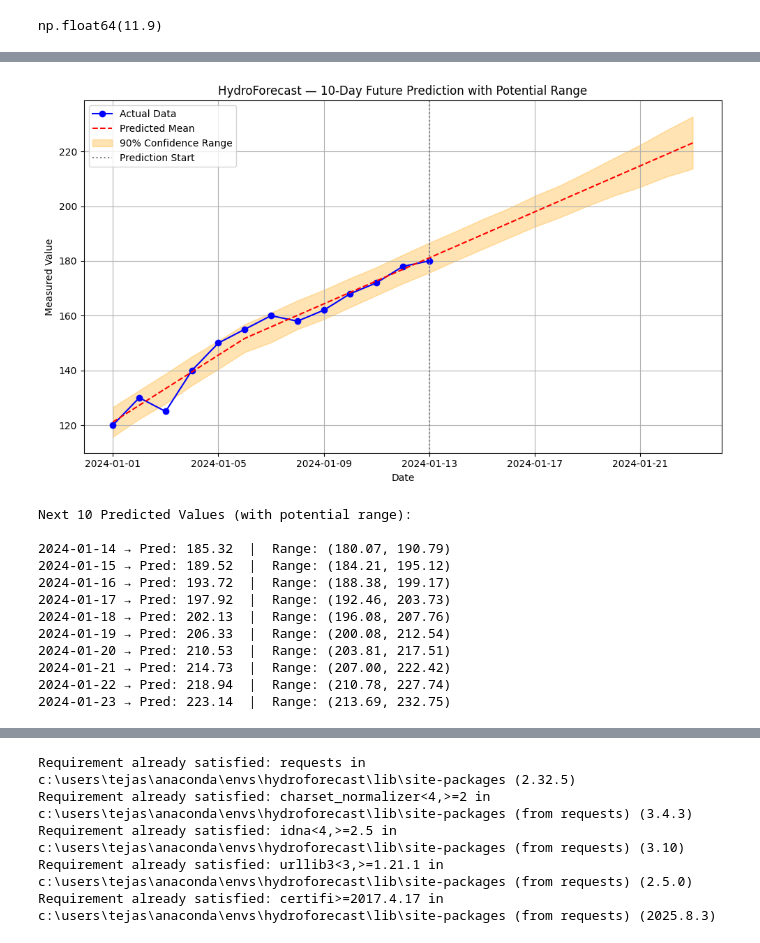
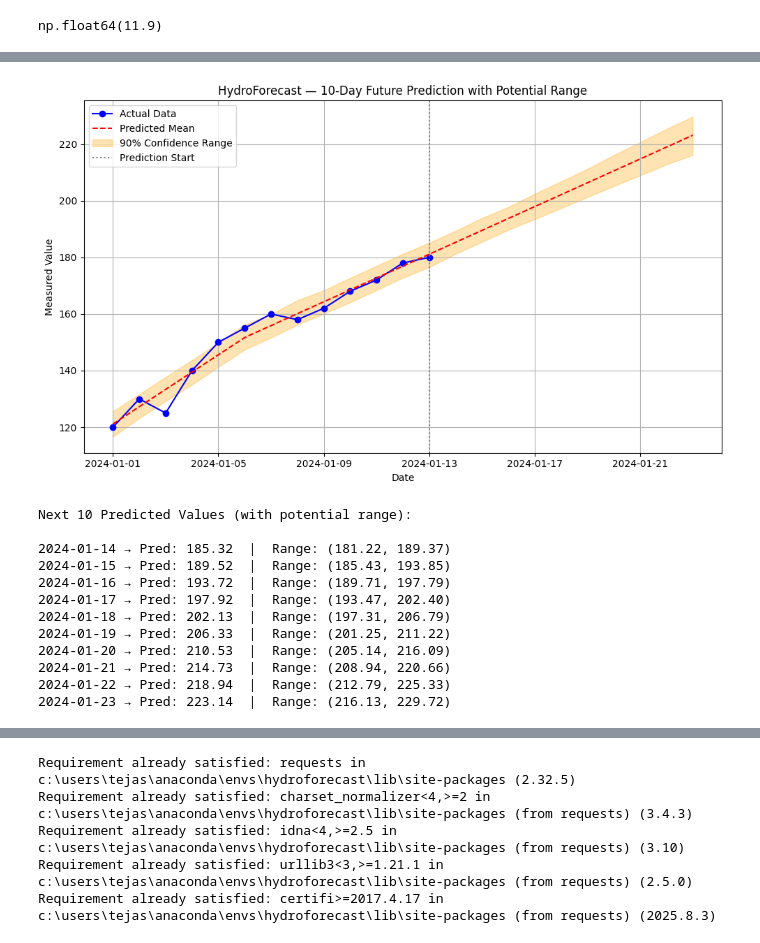
Before and after one commit to Tejasisnothere/HydroForecast, a Jupyter notebook: AI/notebooks/notebook.ipynb, the cells around one changed output, grey strips where cells are left out. Saved outputs shown, nothing was run; the diff lists cells and outputs as text; code cells hidden in the pictures.

```diff
--- a/AI/notebooks/notebook.ipynb
+++ b/AI/notebooks/notebook.ipynb
@@ -440,7 +440,7 @@ def predict_and_plot_with_uncertainty(values):
     })
 
     # Initialize and fit model
-    model = Prophet(interval_width=0.9)  # 90% confidence interval
+    model = Prophet(interval_width=0.8)  # 90% confidence interval
     model.fit(df)
 
     # Create future dataframe for next 10 days
@@ -501,16 +501,16 @@ if __name__ == "__main__":
-[figure, old version]
+[figure, new version]
 Next 10 Predicted Values (with potential range):
 
-2024-01-14 → Pred: 185.32  |  Range: (180.07, 190.79)
-2024-01-15 → Pred: 189.52  |  Range: (184.21, 195.12)
-2024-01-16 → Pred: 193.72  |  Range: (188.38, 199.17)
-2024-01-17 → Pred: 197.92  |  Range: (192.46, 203.73)
-2024-01-18 → Pred: 202.13  |  Range: (196.08, 207.76)
-2024-01-19 → Pred: 206.33  |  Range: (200.08, 212.54)
-2024-01-20 → Pred: 210.53  |  Range: (203.81, 217.51)
-2024-01-21 → Pred: 214.73  |  Range: (207.00, 222.42)
-2024-01-22 → Pred: 218.94  |  Range: (210.78, 227.74)
-2024-01-23 → Pred: 223.14  |  Range: (213.69, 232.75)
+2024-01-14 → Pred: 185.32  |  Range: (181.22, 189.37)
+2024-01-15 → Pred: 189.52  |  Range: (185.43, 193.85)
+2024-01-16 → Pred: 193.72  |  Range: (189.71, 197.79)
+2024-01-17 → Pred: 197.92  |  Range: (193.47, 202.40)
+2024-01-18 → Pred: 202.13  |  Range: (197.31, 206.79)
+2024-01-19 → Pred: 206.33  |  Range: (201.25, 211.22)
+2024-01-20 → Pred: 210.53  |  Range: (205.14, 216.09)
+2024-01-21 → Pred: 214.73  |  Range: (208.94, 220.66)
+2024-01-22 → Pred: 218.94  |  Range: (212.79, 225.33)
+2024-01-23 → Pred: 223.14  |  Range: (216.13, 229.72)
 # %%
 !pip install prophet
 # %% [output]
```
Also changed, not shown: parts of 8 cells of this notebook, 9 other files.
